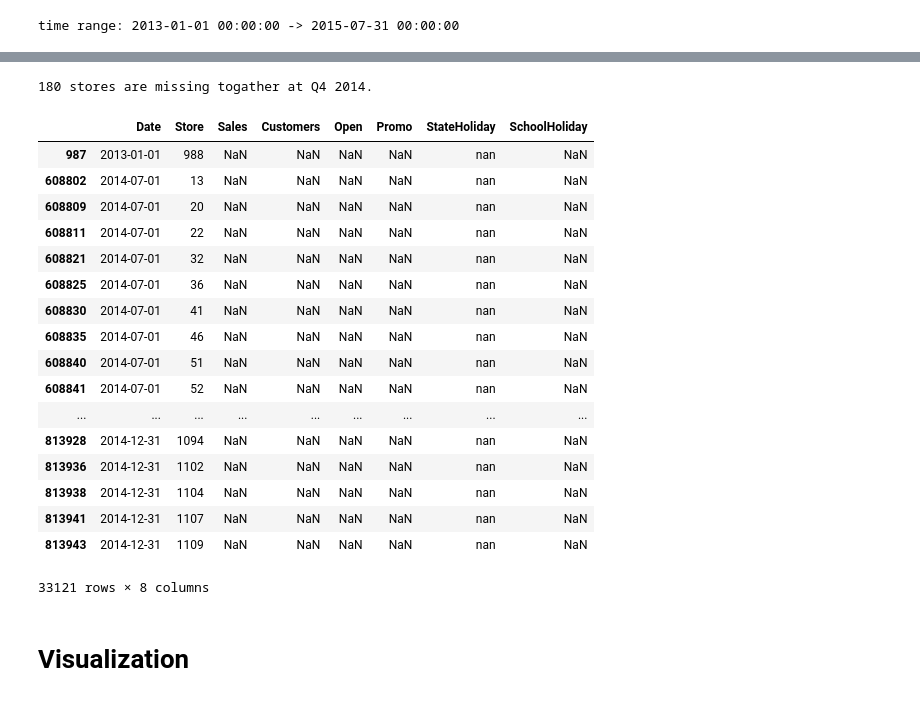
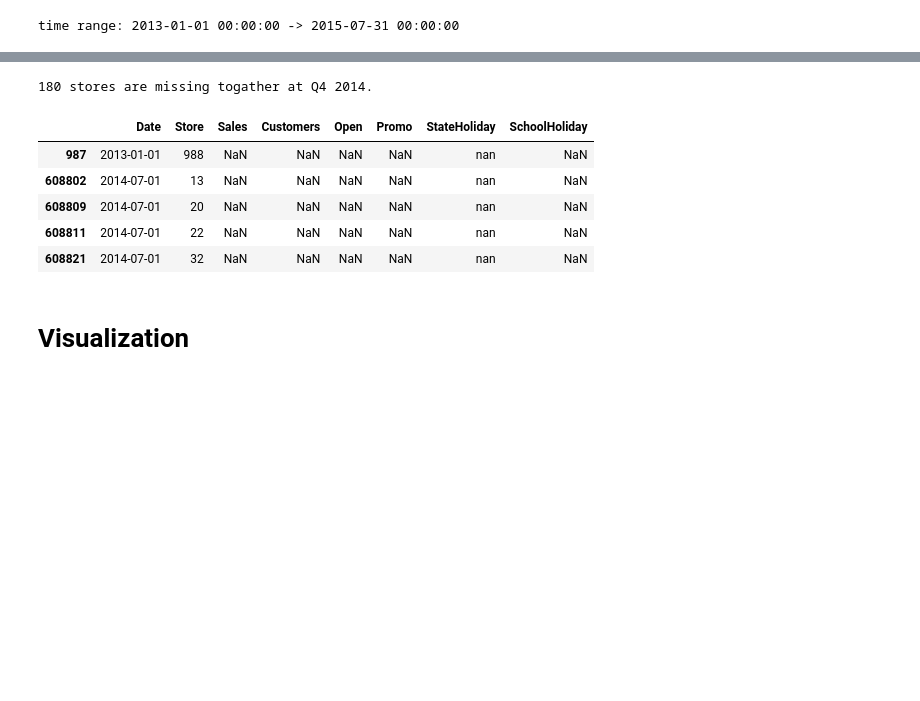
Before and after one commit to superChing/Kaggle-Rossmann-Store, a Jupyter notebook: explore train.ipynb, the cells around one changed output, grey strips where cells are left out. Cells and saved outputs as stored; diff of their text form; code cells hidden in the pictures; blank space fills up the shorter version.

```diff
--- a/explore train.ipynb
+++ b/explore train.ipynb
@@ -119,28 +101,16 @@ missing 259 stores: {513, 2, 4, 5, 6, 10...
 # %%
 import functools
 ind=functools.reduce(lambda a,b: a[1]|b[1] ,train.isnull().items())
 print('{} stores are missing togather at Q4 2014. '.format(len(train[ind].Store.unique())-1))
-train[ind]
+train[ind].head()
 # %% [output]
 180 stores are missing togather at Q4 2014.
 |  | Date | Store | Sales | Customers | Open | Promo | StateHoliday | SchoolHoliday |
 | 987 | 2013-01-01 | 988 | NaN | NaN | NaN | NaN | nan | NaN |
 | 608802 | 2014-07-01 | 13 | NaN | NaN | NaN | NaN | nan | NaN |
 | 608809 | 2014-07-01 | 20 | NaN | NaN | NaN | NaN | nan | NaN |
 | 608811 | 2014-07-01 | 22 | NaN | NaN | NaN | NaN | nan | NaN |
 | 608821 | 2014-07-01 | 32 | NaN | NaN | NaN | NaN | nan | NaN |
-| 608825 | 2014-07-01 | 36 | NaN | NaN | NaN | NaN | nan | NaN |
-| 608830 | 2014-07-01 | 41 | NaN | NaN | NaN | NaN | nan | NaN |
-| 608835 | 2014-07-01 | 46 | NaN | NaN | NaN | NaN | nan | NaN |
-| 608840 | 2014-07-01 | 51 | NaN | NaN | NaN | NaN | nan | NaN |
-| 608841 | 2014-07-01 | 52 | NaN | NaN | NaN | NaN | nan | NaN |
-| ... | ... | ... | ... | ... | ... | ... | ... | ... |
-| 813928 | 2014-12-31 | 1094 | NaN | NaN | NaN | NaN | nan | NaN |
-| 813936 | 2014-12-31 | 1102 | NaN | NaN | NaN | NaN | nan | NaN |
-| 813938 | 2014-12-31 | 1104 | NaN | NaN | NaN | NaN | nan | NaN |
-| 813941 | 2014-12-31 | 1107 | NaN | NaN | NaN | NaN | nan | NaN |
-| 813943 | 2014-12-31 | 1109 | NaN | NaN | NaN | NaN | nan | NaN |
-33121 rows × 8 columns
 # %% [markdown]
 # Visualization
 # %%
```
Also changed, not shown: parts of 3 cells of this notebook.
